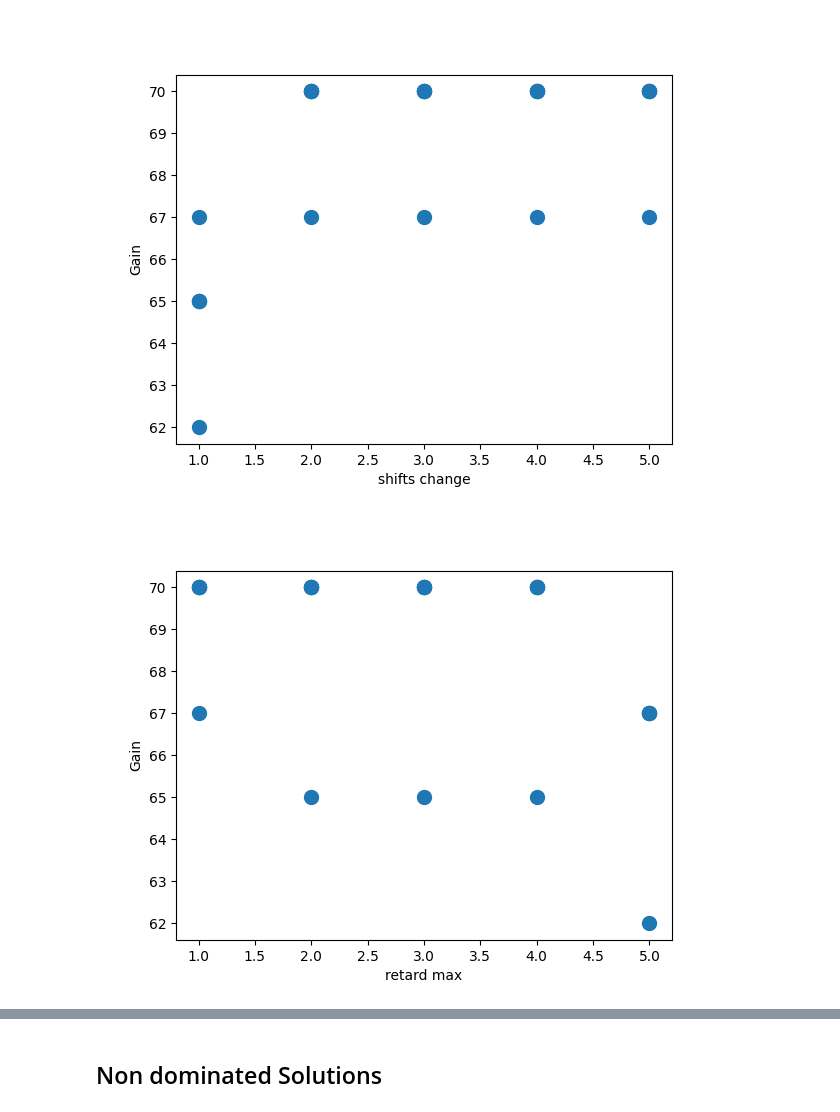
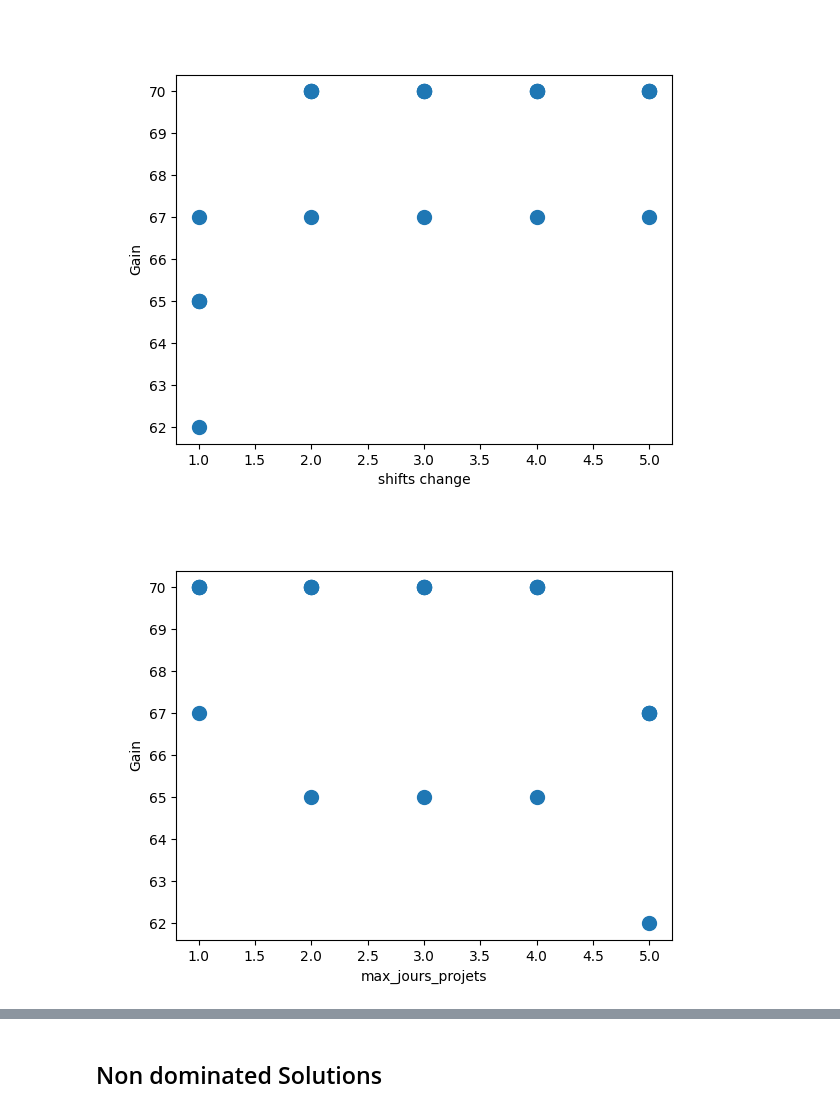
Before and after one commit to lidamsoukaina/Planification_Et_Affectation, a Jupyter notebook: main.ipynb, the cells around one changed output, grey strips where cells are left out. Drawn from its saved outputs; the diff is of its cells as text; code cells hidden in the pictures.

```diff
--- a/main.ipynb
+++ b/main.ipynb
@@ -199,13 +199,13 @@ plt.show()
 # %%
 fig = plt.figure()
 # 2D plot
 ax = fig.add_subplot(111)
 ax.scatter(y, z,s =100)
-ax.set_xlabel('retard max')
+ax.set_xlabel('max_jours_projets')
 ax.set_ylabel('Gain')
 plt.show()
 # %% [output]
-[figure, old version]
+[figure, new version]
 # %%
 fig = plt.figure()
 # 2D plot
```
Also changed, not shown: parts of 11 cells of this notebook, 1 other file.
